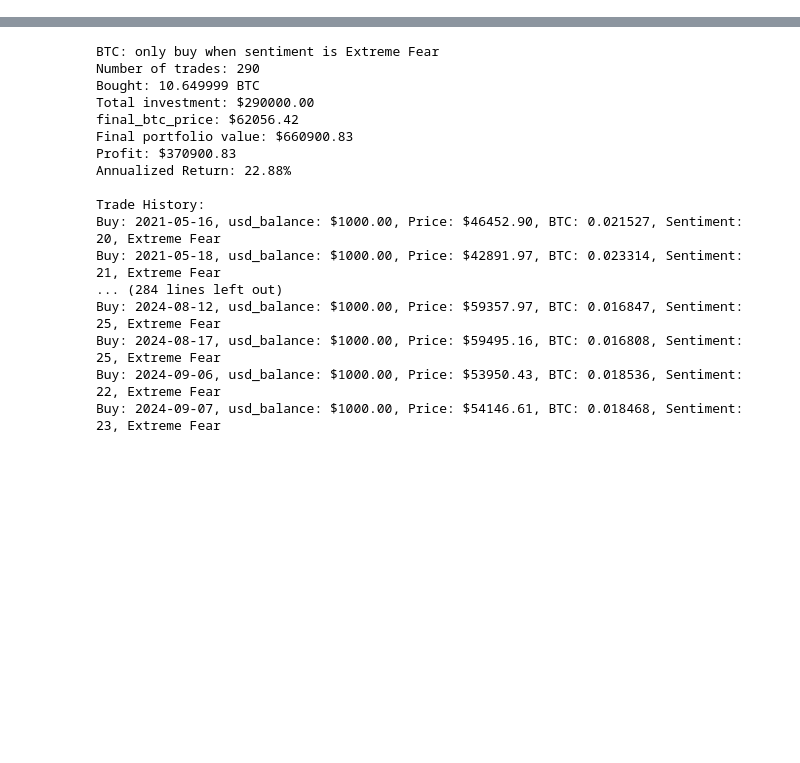
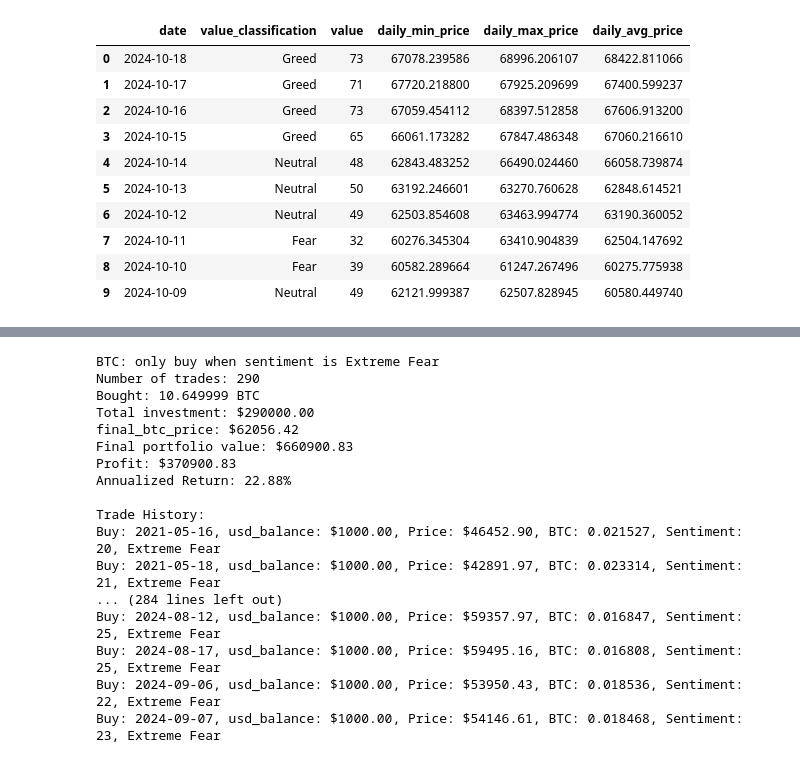
Before and after one commit to yangforbig/Crypto-Fear-Greed-Index-Graph, a Jupyter notebook: script/stream_data.ipynb, the cells around one changed output, grey strips where cells are left out. Saved outputs shown, nothing was run; the diff lists cells and outputs as text; code cells hidden in the pictures; blank space fills up the shorter version.

```diff
--- a/script/stream_data.ipynb
+++ b/script/stream_data.ipynb
@@ -85,3 +199,17 @@ def get_bitcoin_price_data(days=30):
+# %%
+merged_bitcoin_fg_df.head(10)
+# %% [output]
+|  | date | value_classification | value | daily_min_price | daily_max_price | daily_avg_price |
+| 0 | 2024-10-18 | Greed | 73 | 67078.239586 | 68996.206107 | 68422.811066 |
+| 1 | 2024-10-17 | Greed | 71 | 67720.218800 | 67925.209699 | 67400.599237 |
+| 2 | 2024-10-16 | Greed | 73 | 67059.454112 | 68397.512858 | 67606.913200 |
+| 3 | 2024-10-15 | Greed | 65 | 66061.173282 | 67847.486348 | 67060.216610 |
+| 4 | 2024-10-14 | Neutral | 48 | 62843.483252 | 66490.024460 | 66058.739874 |
+| 5 | 2024-10-13 | Neutral | 50 | 63192.246601 | 63270.760628 | 62848.614521 |
+| 6 | 2024-10-12 | Neutral | 49 | 62503.854608 | 63463.994774 | 63190.360052 |
+| 7 | 2024-10-11 | Fear | 32 | 60276.345304 | 63410.904839 | 62504.147692 |
+| 8 | 2024-10-10 | Fear | 39 | 60582.289664 | 61247.267496 | 60275.775938 |
+| 9 | 2024-10-09 | Neutral | 49 | 62121.999387 | 62507.828945 | 60580.449740 |
 # %%
 def merge_data(fear_greed_df, eth_df):
     # Merge the two DataFrames on the 'timestamp' column
```
Also changed, not shown: parts of 21 cells of this notebook.
